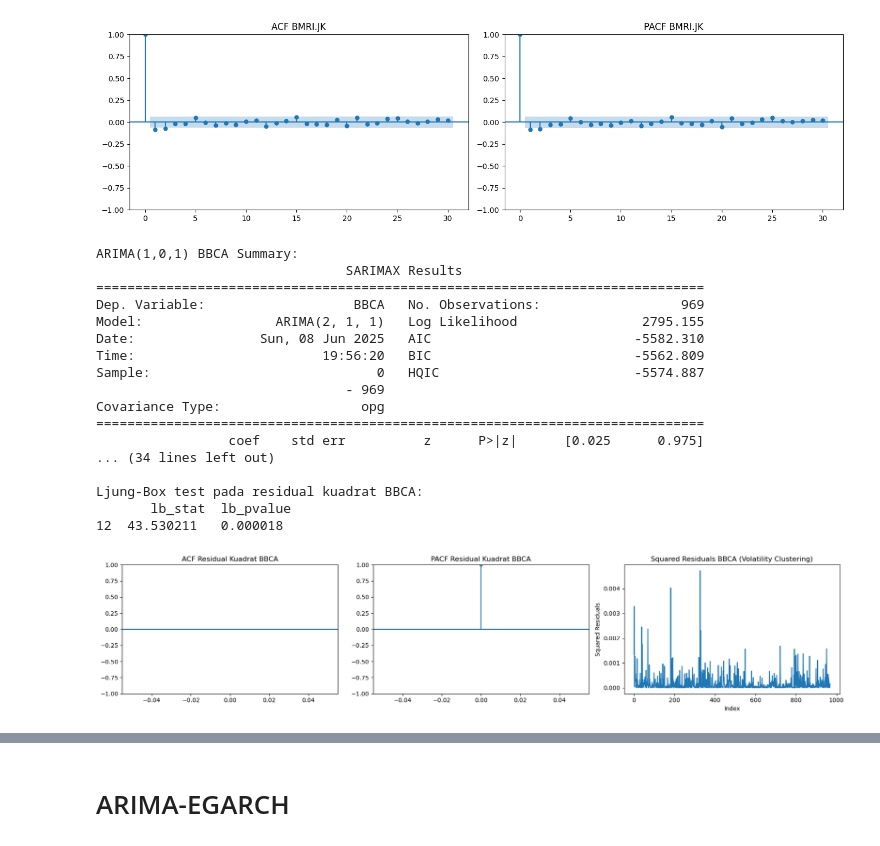
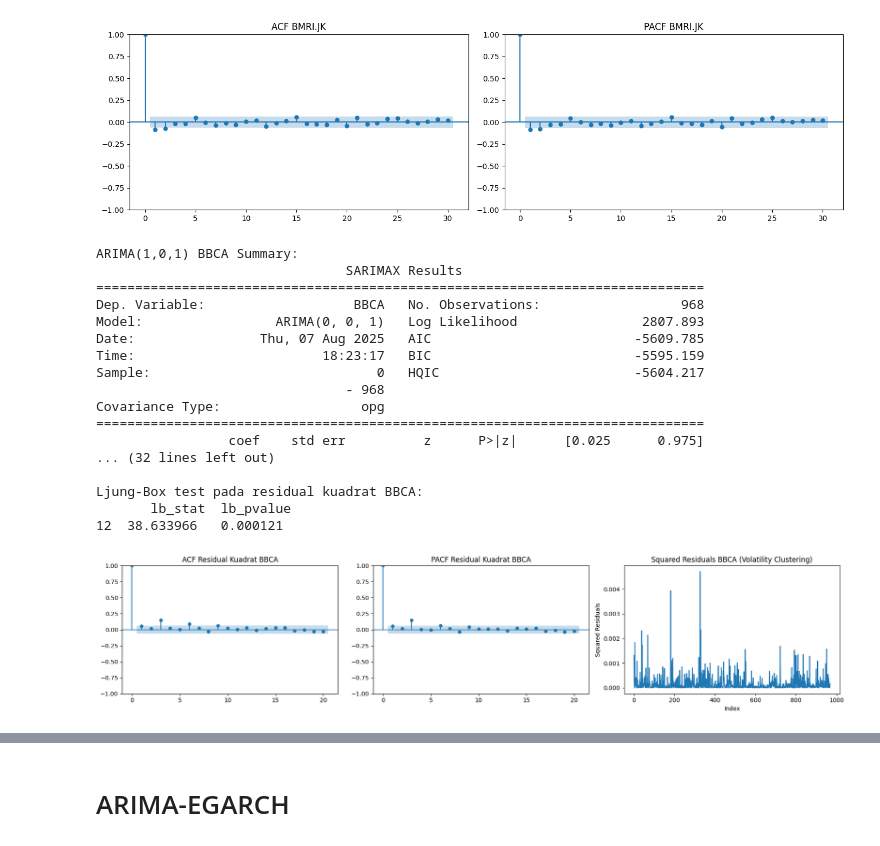
Before and after one commit to AlphaMale258/script, a Jupyter notebook: Script Skripsi.ipynb, the cells around one changed output, grey strips where cells are left out. Cells and saved outputs as stored; diff of their text form; code cells hidden in the pictures.

```diff
--- a/Script Skripsi.ipynb
+++ b/Script Skripsi.ipynb
@@ -318 +318,4 @@ Bank2
 dtype: float64
+# %%
+Bank1 = Bank1.dropna()
+Bank2 = Bank2.dropna()
@@ -348,7 +366,7 @@ import matplotlib.pyplot as plt
 # Asumsikan Bank1 sudah berupa pandas Series return log saham BBCA
 
 # --- Model ARIMA untuk BBCA: ARIMA(p,d,q) berdasarkan cutoff ACF(1), PACF(2) ---
-model_bbca = ARIMA(Bank1, order=(2, 1, 1)).fit()
+model_bbca = ARIMA(Bank1, order=(0, 0, 1)).fit()
 print("ARIMA(1,0,1) BBCA Summary:\n", model_bbca.summary())
 
 # Uji Signifikansi Koefisien (t-values dan p-values)
@@ -385,39 +403,39 @@ print("Ada NaN di resid kuadrat?", np.any(np.isnan(resid_sq_bbca)))
 print("Ada Inf di resid kuadrat?", np.any(np.isinf(resid_sq_bbca)))
 
 resid_sq_bbca_clean = resid_sq_bbca[~np.isnan(resid_sq_bbca)]
 resid_sq_bbca_clean = resid_sq_bbca_clean[~np.isinf(resid_sq_bbca_clean)]
 
 ljung_box_bbca = acorr_ljungbox(resid_sq_bbca_clean, lags=[12], return_df=True)
 print("\nLjung-Box test pada residual kuadrat BBCA:\n", ljung_box_bbca)
 
 fig, axs = plt.subplots(1, 3, figsize=(18, 4))
 
 sm.graphics.tsa.plot_acf(resid_sq_bbca, lags=20, ax=axs[0], title="ACF Residual Kuadrat BBCA")
 sm.graphics.tsa.plot_pacf(resid_sq_bbca, lags=20, ax=axs[1], title="PACF Residual Kuadrat BBCA")
 
 axs[2].plot(resid_sq_bbca)
 axs[2].set_title("Squared Residuals BBCA (Volatility Clustering)")
 axs[2].set_ylabel("Squared Residuals")
 axs[2].set_xlabel("Index")
 
 plt.tight_layout()
 plt.show()
 # %% [output]
 ARIMA(1,0,1) BBCA Summary:
                                 SARIMAX Results
 ==============================================================================
-Dep. Variable:                   BBCA   No. Observations:                  969
-Model:                 ARIMA(2, 1, 1)   Log Likelihood                2795.155
-Date:                Sun, 08 Jun 2025   AIC                          -5582.310
-Time:                        19:56:20   BIC                          -5562.809
-Sample:                             0   HQIC                         -5574.887
-                                - 969
+Dep. Variable:                   BBCA   No. Observations:                  968
+Model:                 ARIMA(0, 0, 1)   Log Likelihood                2807.893
+Date:                Thu, 07 Aug 2025   AIC                          -5609.785
+Time:                        18:23:17   BIC                          -5595.159
+Sample:                             0   HQIC                         -5604.217
+                                - 968
 Covariance Type:                  opg
 ==============================================================================
                  coef    std err          z      P>|z|      [0.025      0.975]
-... (34 lines left out)
+... (32 lines left out)
 
 Ljung-Box test pada residual kuadrat BBCA:
        lb_stat  lb_pvalue
-12  43.530211   0.000018
+12  38.633966   0.000121
-[figure, old version]
+[figure, new version]
```
Also changed, not shown: parts of 6 cells of this notebook.
